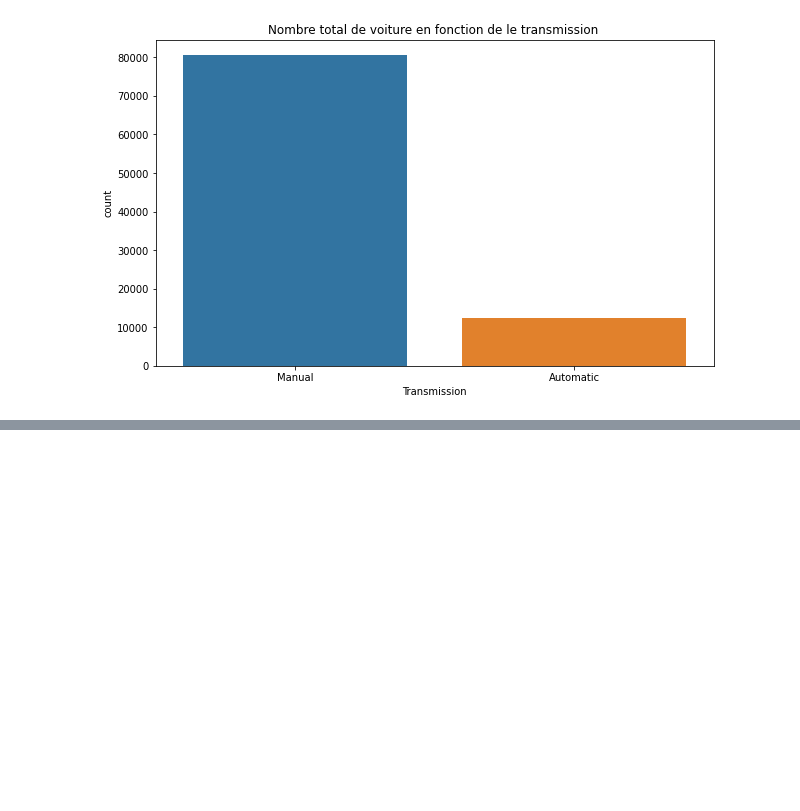
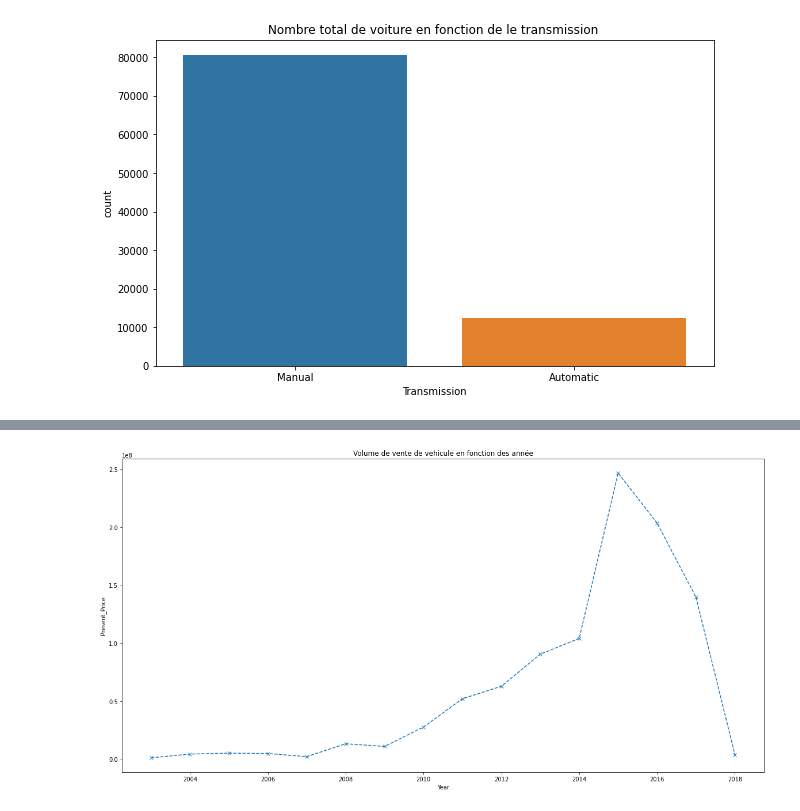
Before and after one commit to aurelienbono/Car_analyse, a Jupyter notebook: main.ipynb, the cells around one changed output, grey strips where cells are left out. Saved outputs shown, nothing was run; the diff lists cells and outputs as text; code cells hidden in the pictures; blank space fills up the shorter version.

Commit message:
visualisation de la data

```diff
--- a/main.ipynb
+++ b/main.ipynb
@@ -160,0 +94,7 @@ plt.show()
+# %%
+df.groupby(['Year'])['Present_Price'].sum().plot(figsize=(20,10) , marker="x", linestyle="--")
+plt.ylabel("Present_Price")
+plt.title("Volume de vente de vehicule en fonction des année")
+plt.show()
+# %% [output]
+[figure, added]
```
Also changed, not shown: parts of 14 cells of this notebook, 1 other file.
